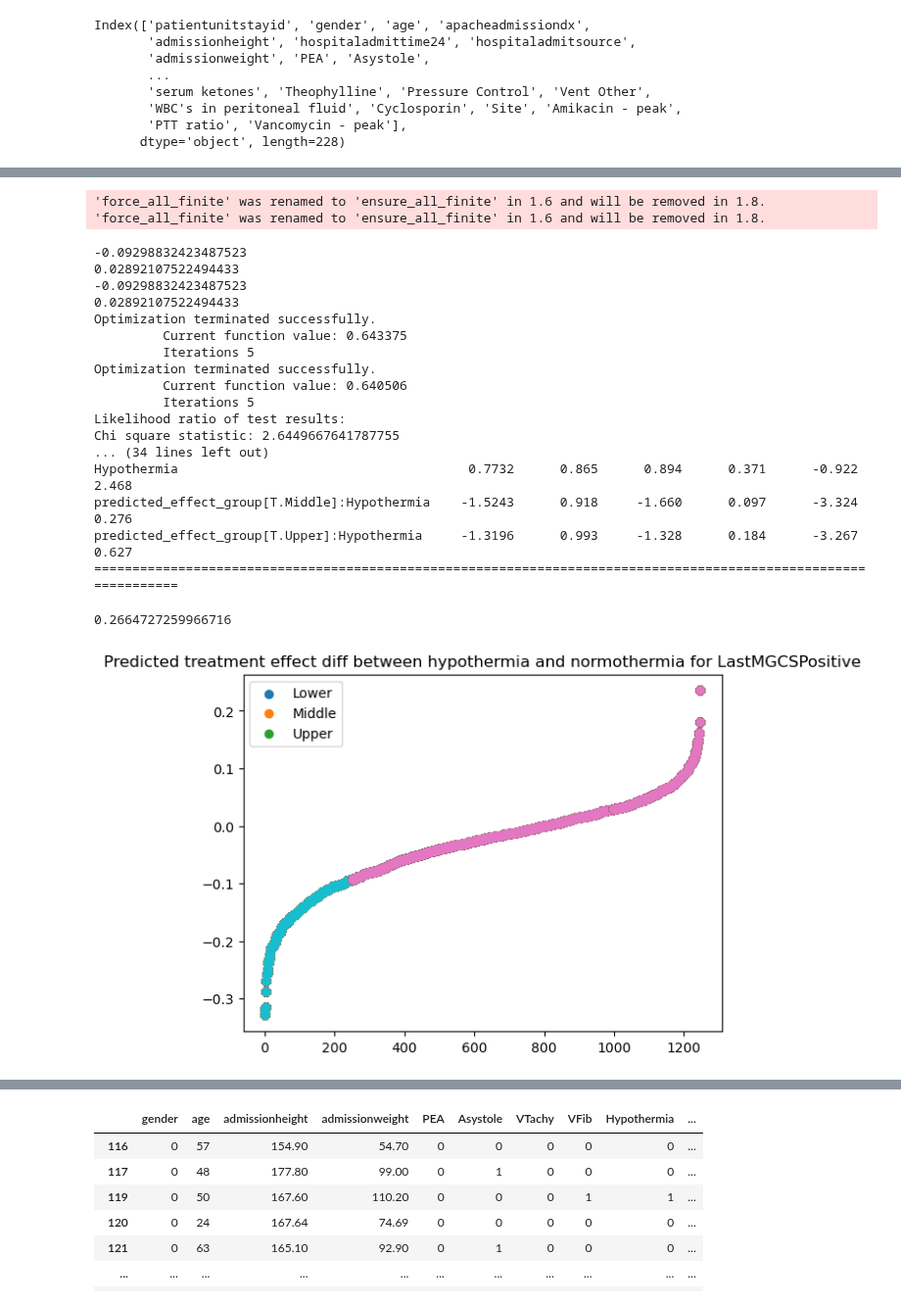
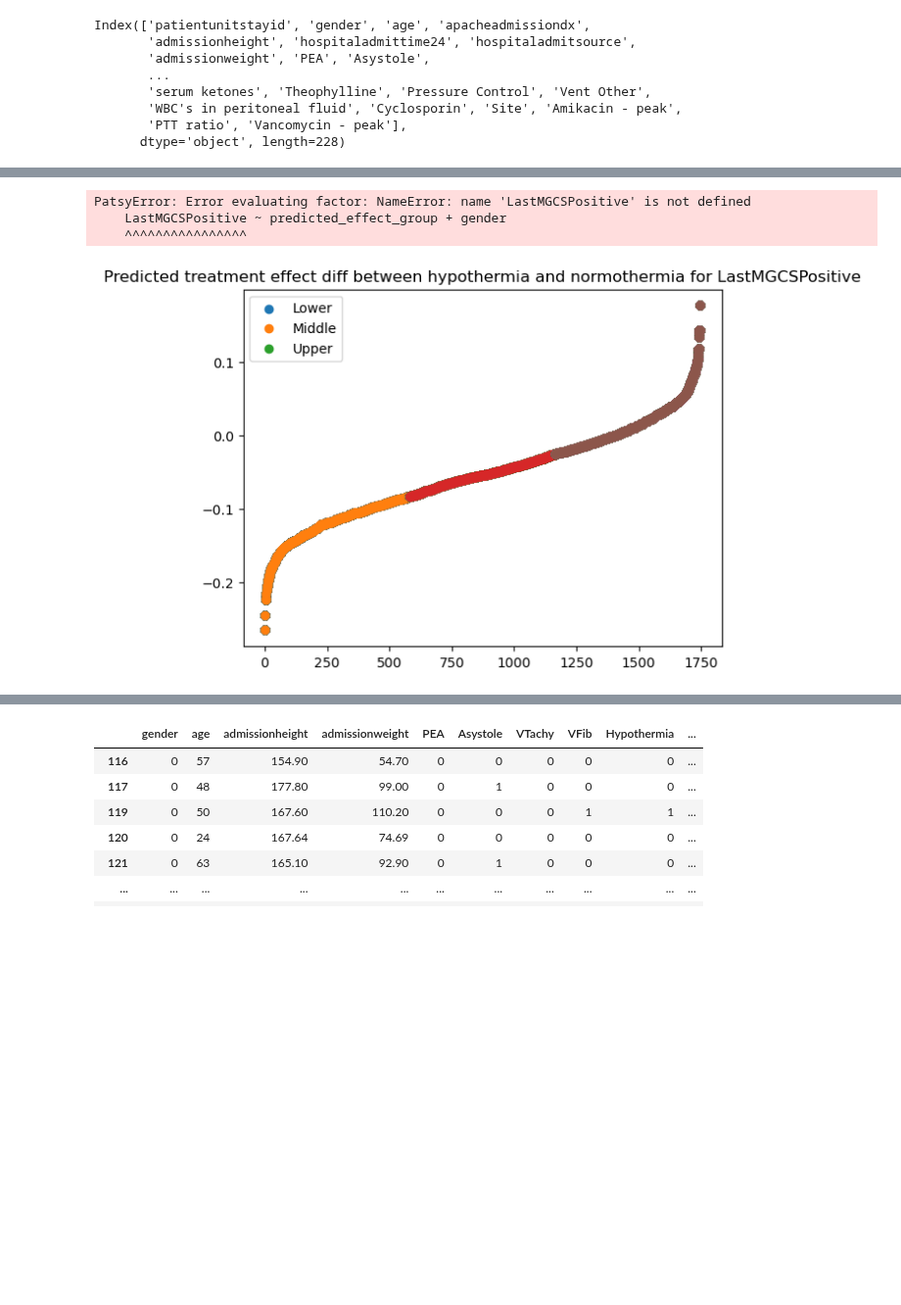
Before and after one commit to michelraskin/ttmhte, a Jupyter notebook: eICU/eICUAnalysisDML.ipynb, the cells around one changed output, grey strips where cells are left out. Shown at 98% size. Cells and saved outputs as stored; diff of their text form; code cells hidden in the pictures; blank space fills up the shorter version.

```diff
--- a/eICU/eICUAnalysisDML.ipynb
+++ b/eICU/eICUAnalysisDML.ipynb
@@ -103,10 +124,10 @@ myXValue = myXValue[myFilter]
 myXValue.FirstGCS = myXValue.FirstGCS.astype(int)
 myXValue.FirstMGCS = myXValue.FirstMGCS.astype(int)
 myNewXValue = myXValue.copy()
-myNewXValue = myNewXValue.drop(columns=['Hypothermia'])
-myYValue = myPredictorsDf[myFilter]['LastMGCSPositive']
+myNewXValue = myNewXValue.drop(columns=['gender'])
+myYValue = myPredictorsDf[myFilter]['DeathAtDischarge']
 myYValue = myYValue.astype(int)
-X_train_no_group, X_test_no_group, T_train, T_test, Y_train, Y_test = train_test_split(myNewXValue, myPredictorsDf[myFilter]['Hypothermia'], myYValue, test_size=0.5, stratify=myPredictorsDf[myFilter][['DeathAtDischarge', 'Hypothermia']])
+X_train_no_group, X_test_no_group, T_train, T_test, Y_train, Y_test = train_test_split(myNewXValue, myPredictorsDf[myFilter]['gender'], myYValue, test_size=0.3, stratify=myPredictorsDf[myFilter][['LastMGCSPositive', 'Hypothermia']])
 causal_forest = CausalForestDML(
     # model_t=LogisticRegression(),    # Model to predict treatment
     # model_y=LogisticRegression(),    # Model to predict outcome
@@ -122,7 +143,7 @@ def getDefaultPipelineSteps(X_train):
     myNumericalColumns = X_train.columns[(X_train.nunique() > 5) & (X_train.dtypes != object)]
     myBinaryColumns = X_train.columns[X_train.nunique() == 2]
     myPreprocessor = getDefaultPreprocessor(aNumericalColumns=myNumericalColumns, aBinaryColumns=myBinaryColumns)
-    return [('preprocessor', myPreprocessor), ('imputer', SimpleImputer(missing_values=np.nan, strategy='median'))]
+    return [('preprocessor', myPreprocessor), ('imputer', SimpleImputer(missing_values=np.nan, strategy='median'))]#, ('pca', PCA(n_components=0.95))]
 myPipeline = Pipeline(getDefaultPipelineSteps(X_train_no_group))
 myNewXTrain = pd.DataFrame(myPipeline.fit_transform(X_train_no_group))
 # myNewXTrain.columns = X_train_no_group.columns
@@ -279,42 +297,25 @@ def getTreatmentEffectDiff_regression(X_train, y_train, myNewDf, aCategory='CPC1
 # %%
 # getTreatmentEffectDiff_regression(X_train, myYValue, myNewDf, 'LastGCS', 'Hypothermia')
 myNewXTest = myPipeline.transform(X_train_no_group)
 CATE_pred = causal_forest.effect(myNewXTest)
 
 myNewDf = pd.DataFrame()
 myNewDf['predicted_effect'] = CATE_pred[:, 0]
 # myNewDf['predicted_effect']
 lower_third, upper_third, _ = getPredictedThirds(myNewDf)
 plotPredictedTreatmentEffect(myNewDf, 'LastMGCSPositive')
 
 # myNewDf['predicted_effect_group'] = CATE_pred[:, 0]
 
 
 X_test_new = X_train_no_group.copy()
 X_test_new['Hypothermia'] = T_train
-getTreatmentEffectDiff(X_test_new, Y_train, myNewDf, 'LastMGCSPositive', 'Hypothermia')
+getTreatmentEffectDiff(X_test_new, Y_train, myNewDf, 'LastMGCSPositive', 'gender')
 # %% [output]
-'force_all_finite' was renamed to 'ensure_all_finite' in 1.6 and will be removed in 1.8.
-'force_all_finite' was renamed to 'ensure_all_finite' in 1.6 and will be removed in 1.8.
+PatsyError: Error evaluating factor: NameError: name 'LastMGCSPositive' is not defined
+    LastMGCSPositive ~ predicted_effect_group + gender
+    ^^^^^^^^^^^^^^^^
--0.09298832423487523
-0.02892107522494433
--0.09298832423487523
-0.02892107522494433
-Optimization terminated successfully.
-         Current function value: 0.643375
-         Iterations 5
-Optimization terminated successfully.
-         Current function value: 0.640506
-         Iterations 5
-Likelihood ratio of test results:
-Chi square statistic: 2.6449667641787755
-... (34 lines left out)
-Hypothermia                                      0.7732      0.865      0.894      0.371      -0.922       2.468
-predicted_effect_group[T.Middle]:Hypothermia    -1.5243      0.918     -1.660      0.097      -3.324       0.276
-predicted_effect_group[T.Upper]:Hypothermia     -1.3196      0.993     -1.328      0.184      -3.267       0.627
-================================================================================================================
-0.2664727259966716
-[figure, old version]
+[figure, new version]
 # %%
 myNewXTest = myPipeline.transform(X_test_no_group)
 CATE_pred = causal_forest.effect(myNewXTest)
```
Also changed, not shown: parts of 11 cells of this notebook, 5 other files.
